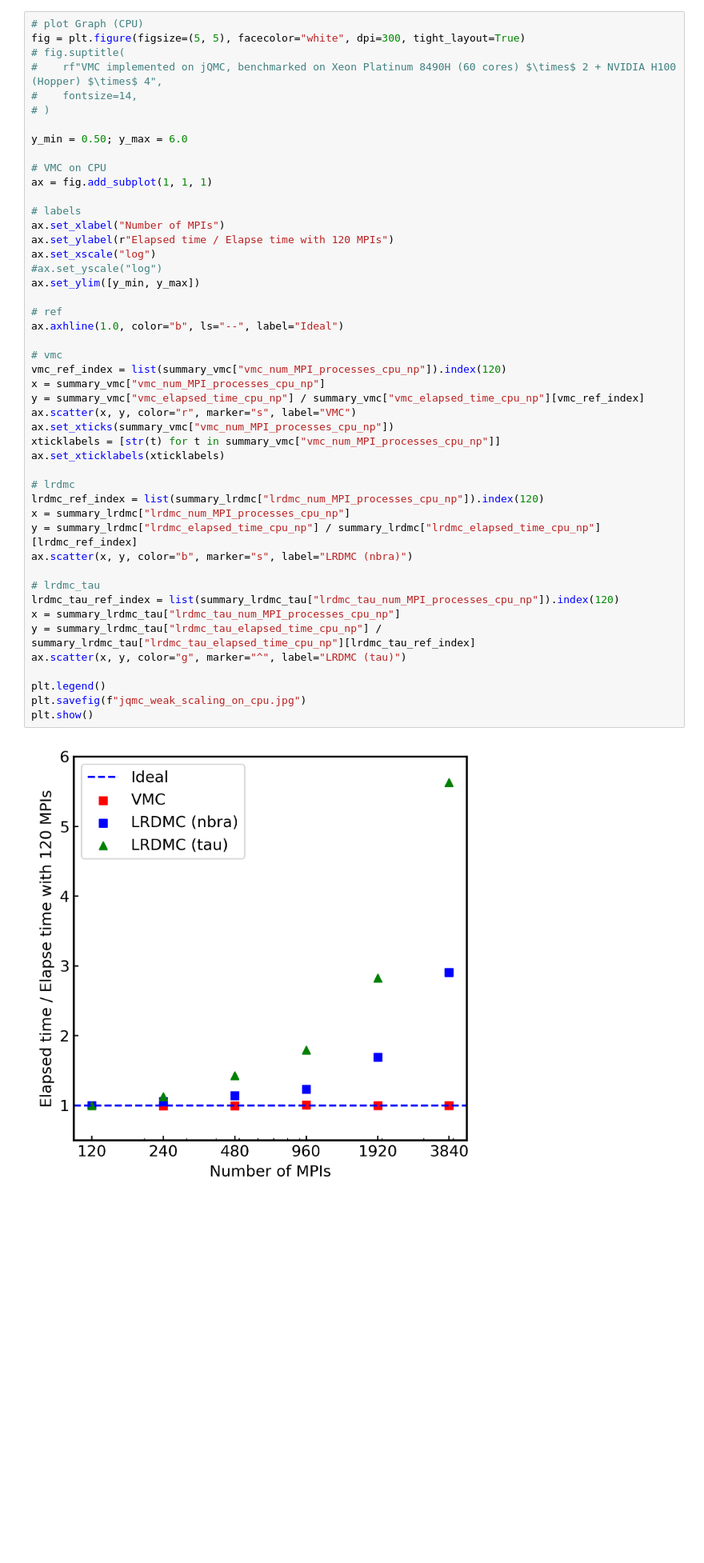
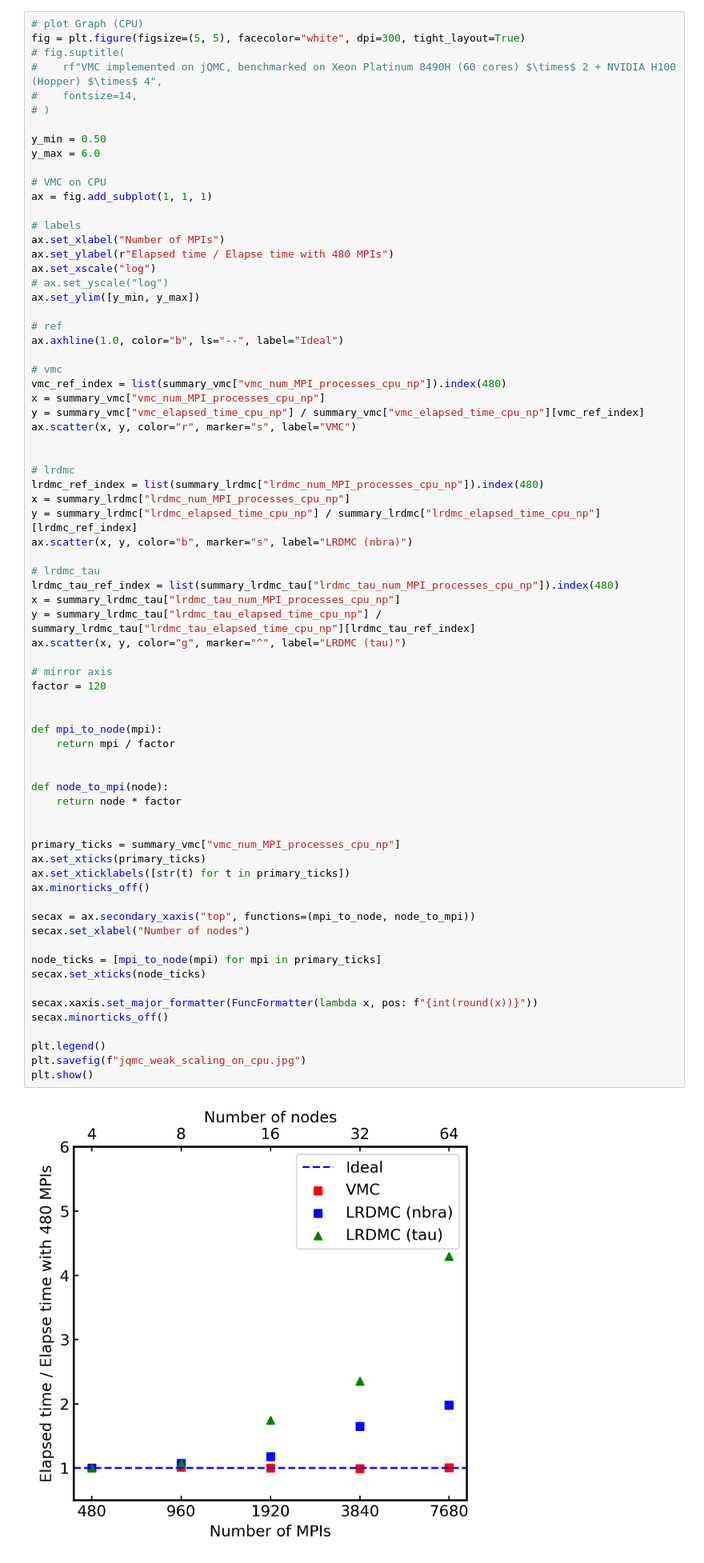
Before and after one commit to kousuke-nakano/jQMC, a Jupyter notebook: examples/example07/plot_summary.ipynb, the cells around one changed output. Shown at 80% size. Drawn from its saved outputs; the diff is of its cells as text; blank space fills up the shorter version.

```diff
--- a/examples/example07/plot_summary.ipynb
+++ b/examples/example07/plot_summary.ipynb
@@ -254,44 +181,69 @@ fig = plt.figure(figsize=(5, 5), facecolor="white", dpi=300, tight_layout=True)
 #    fontsize=14,
 # )
 
-y_min = 0.50; y_max = 6.0
+y_min = 0.50
+y_max = 6.0
 
 # VMC on CPU
 ax = fig.add_subplot(1, 1, 1)
 
 # labels
 ax.set_xlabel("Number of MPIs")
-ax.set_ylabel(r"Elapsed time / Elapse time with 120 MPIs")
+ax.set_ylabel(r"Elapsed time / Elapse time with 480 MPIs")
 ax.set_xscale("log")
-#ax.set_yscale("log")
+# ax.set_yscale("log")
 ax.set_ylim([y_min, y_max])
 
 # ref
 ax.axhline(1.0, color="b", ls="--", label="Ideal")
 
 # vmc
-vmc_ref_index = list(summary_vmc["vmc_num_MPI_processes_cpu_np"]).index(120)
+vmc_ref_index = list(summary_vmc["vmc_num_MPI_processes_cpu_np"]).index(480)
 x = summary_vmc["vmc_num_MPI_processes_cpu_np"]
 y = summary_vmc["vmc_elapsed_time_cpu_np"] / summary_vmc["vmc_elapsed_time_cpu_np"][vmc_ref_index]
 ax.scatter(x, y, color="r", marker="s", label="VMC")
-ax.set_xticks(summary_vmc["vmc_num_MPI_processes_cpu_np"])
-xticklabels = [str(t) for t in summary_vmc["vmc_num_MPI_processes_cpu_np"]]
-ax.set_xticklabels(xticklabels)
+
 
 # lrdmc
-lrdmc_ref_index = list(summary_lrdmc["lrdmc_num_MPI_processes_cpu_np"]).index(120)
+lrdmc_ref_index = list(summary_lrdmc["lrdmc_num_MPI_processes_cpu_np"]).index(480)
 x = summary_lrdmc["lrdmc_num_MPI_processes_cpu_np"]
 y = summary_lrdmc["lrdmc_elapsed_time_cpu_np"] / summary_lrdmc["lrdmc_elapsed_time_cpu_np"][lrdmc_ref_index]
 ax.scatter(x, y, color="b", marker="s", label="LRDMC (nbra)")
 
 # lrdmc_tau
-lrdmc_tau_ref_index = list(summary_lrdmc_tau["lrdmc_tau_num_MPI_processes_cpu_np"]).index(120)
+lrdmc_tau_ref_index = list(summary_lrdmc_tau["lrdmc_tau_num_MPI_processes_cpu_np"]).index(480)
 x = summary_lrdmc_tau["lrdmc_tau_num_MPI_processes_cpu_np"]
 y = summary_lrdmc_tau["lrdmc_tau_elapsed_time_cpu_np"] / summary_lrdmc_tau["lrdmc_tau_elapsed_time_cpu_np"][lrdmc_tau_ref_index]
 ax.scatter(x, y, color="g", marker="^", label="LRDMC (tau)")
 
+# mirror axis
+factor = 120
+
+
+def mpi_to_node(mpi):
+    return mpi / factor
+
+
+def node_to_mpi(node):
+    return node * factor
+
+
+primary_ticks = summary_vmc["vmc_num_MPI_processes_cpu_np"]
+ax.set_xticks(primary_ticks)
+ax.set_xticklabels([str(t) for t in primary_ticks])
+ax.minorticks_off()
+
+secax = ax.secondary_xaxis("top", functions=(mpi_to_node, node_to_mpi))
+secax.set_xlabel("Number of nodes")
+
+node_ticks = [mpi_to_node(mpi) for mpi in primary_ticks]
+secax.set_xticks(node_ticks)
+
+secax.xaxis.set_major_formatter(FuncFormatter(lambda x, pos: f"{int(round(x))}"))
+secax.minorticks_off()
+
 plt.legend()
 plt.savefig(f"jqmc_weak_scaling_on_cpu.jpg")
 plt.show()
 # %% [output]
-[figure, old version]
+[figure, new version]
```
Also changed, not shown: parts of 4 cells of this notebook, 1 other file.
